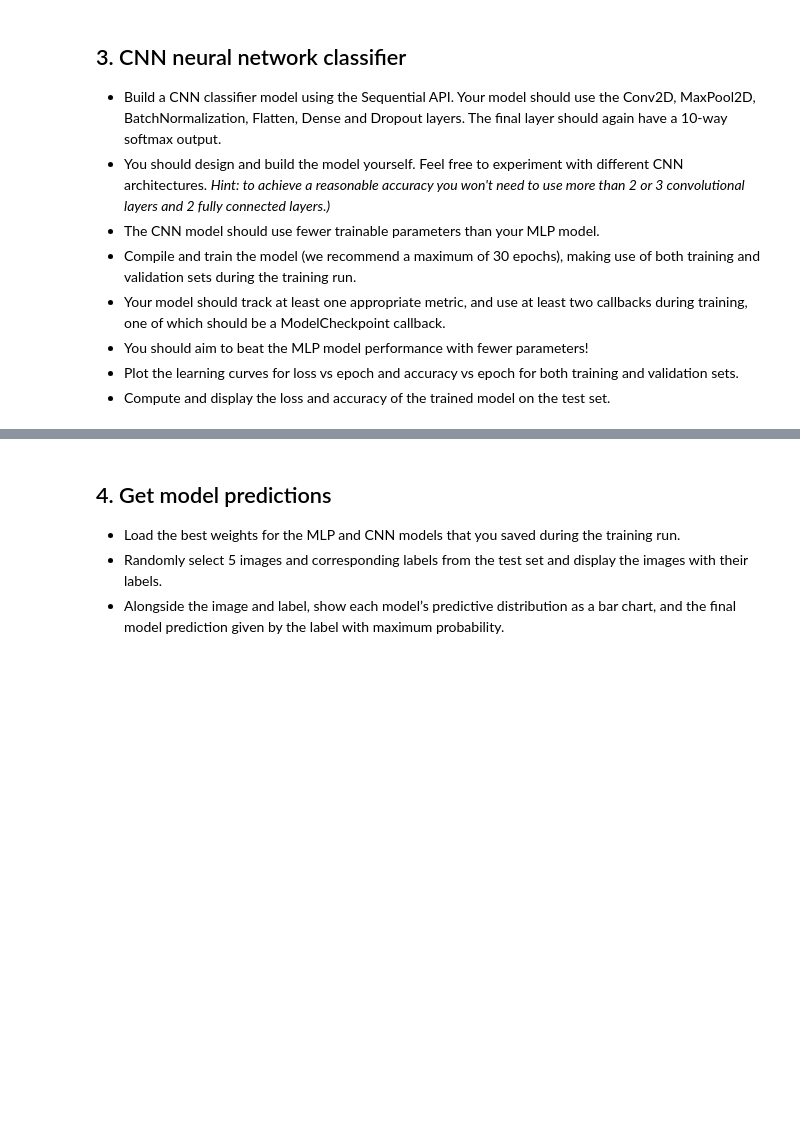
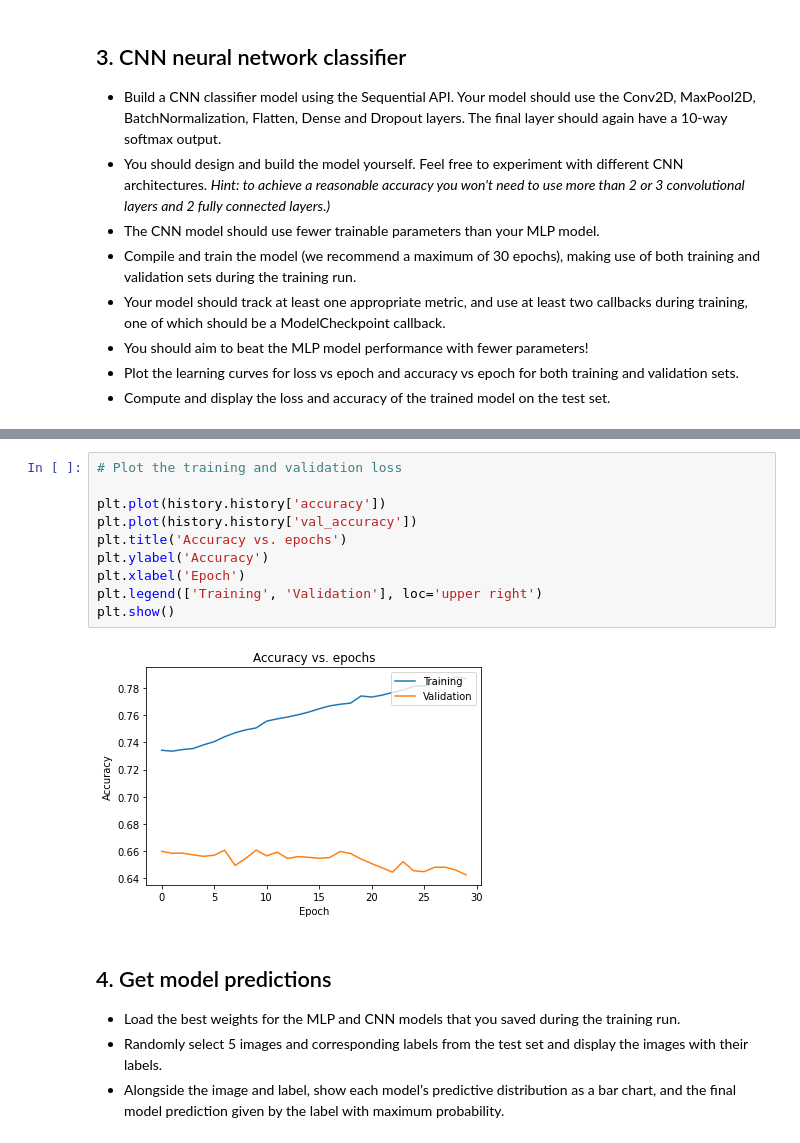
Before and after one commit to mamirandamorante/SVHN, a Jupyter notebook: Capstone_Project.ipynb, the cells around one changed output, grey strips where cells are left out. Saved outputs shown, nothing was run; the diff lists cells and outputs as text; blank space fills up the shorter version.

```diff
--- a/Capstone_Project.ipynb
+++ b/Capstone_Project.ipynb
@@ -205,3 +287,15 @@ Epoch 30/30
+# %%
+# Plot the training and validation loss
+
+plt.plot(history.history['accuracy'])
+plt.plot(history.history['val_accuracy'])
+plt.title('Accuracy vs. epochs')
+plt.ylabel('Accuracy')
+plt.xlabel('Epoch')
+plt.legend(['Training', 'Validation'], loc='upper right')
+plt.show()
+# %% [output]
+[figure, added]
 # %% [markdown]
 ## 4. Get model predictions
 * Load the best weights for the MLP and CNN models that you saved during the training run.
```
Also changed, not shown: parts of 11 cells of this notebook.
